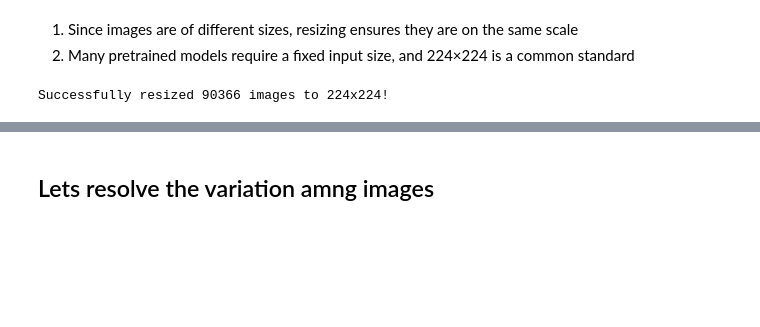
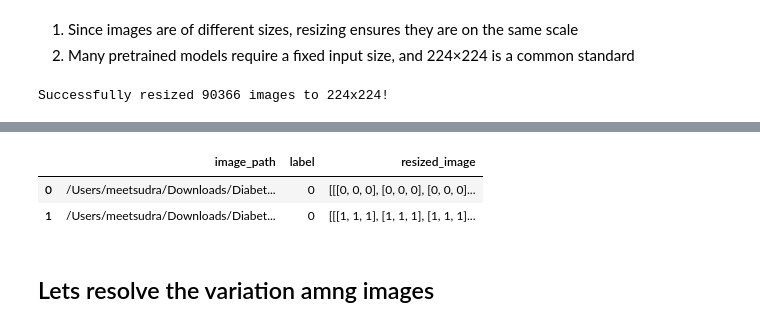
Before and after one commit to meetsudra11/Early-Detection-of-DR, a Jupyter notebook: DR.ipynb, the cells around one changed output, grey strips where cells are left out. Drawn from its saved outputs; the diff is of its cells as text; code cells hidden in the pictures; blank space fills up the shorter version.

```diff
--- a/DR.ipynb
+++ b/DR.ipynb
@@ -277,3 +292,9 @@ Successfully resized 90366 images to 224x224!
+# %%
+df_resized.head(2)
+# %% [output]
+|  | image_path | label | resized_image |
+| 0 | /Users/meetsudra/Downloads/Diabet... | 0 | [[[0, 0, 0], [0, 0, 0], [0, 0, 0]... |
+| 1 | /Users/meetsudra/Downloads/Diabet... | 0 | [[[1, 1, 1], [1, 1, 1], [1, 1, 1]... |
 # %% [markdown]
 ## Lets resolve the variation amng images
 # %%
```
Also changed, not shown: parts of 25 cells of this notebook.
